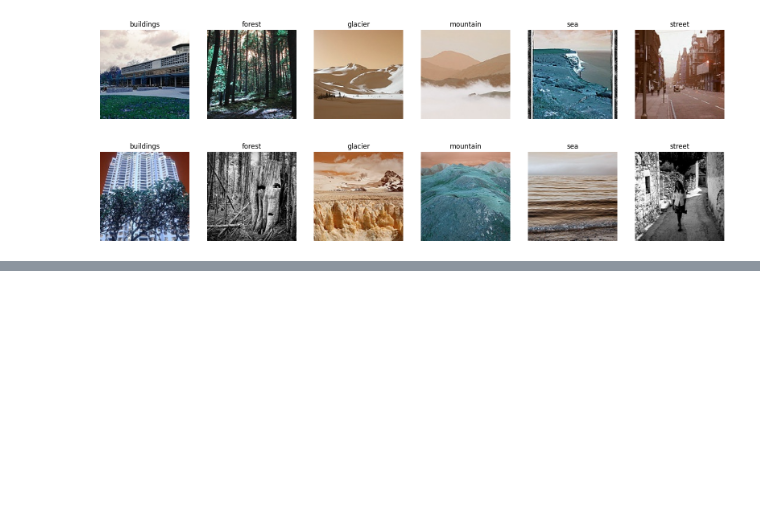
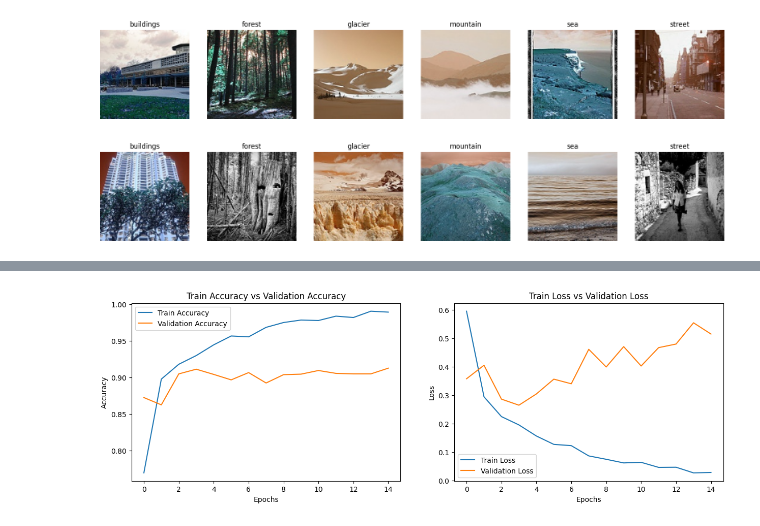
Before and after one commit to dianarrmiranda/TAA_2Project, a Jupyter notebook: vgg16.ipynb, the cells around one changed output, grey strips where cells are left out. Drawn from its saved outputs; the diff is of its cells as text; code cells hidden in the pictures; blank space fills up the shorter version.

```diff
--- a/vgg16.ipynb
+++ b/vgg16.ipynb
@@ -262,7 +290,20 @@ test_generator = test_data.flow_from_directory(
 # %%
-conv_base = VGG16(
-                    weights='/kaggle/input/vgg16/tensorflow2/vgg16/1/vgg16_weights_tf_dim_ordering_tf_kernels_notop.h5',
-                    include_top = False,
-                    input_shape = (150,150,3)
-                 )
+vgg2 = VGG16(input_shape = (150,150,3), weights='/kaggle/input/vgg16/tensorflow2/vgg16/1/vgg16_weights_tf_dim_ordering_tf_kernels_notop.h5', include_top=False)
+# %%
+x = vgg2.output
+x = GlobalAveragePooling2D()(x)
+x = Dense(1024, activation='relu')(x)
+
+prediction = Dense(numberOfClass, activation='softmax')(x)
+
+model2 = Model(inputs=vgg2.input, outputs=prediction)
+
+set_trainable = False
+for layer in vgg2.layers:
+    if layer.name=='block5_conv1':
+        set_trainable = True
+    if set_trainable == True:
+        layer.trainable = True
+    else:
+        layer.trainable = False
 # %%
@@ -277,2 +333,3 @@ model.add(layers.Dense(6, activation='softmax'))
 # %%
-model.compile(loss='categorical_crossentropy', optimizer='adam', metrics=['accuracy'])
+model2.compile(loss='categorical_crossentropy', optimizer='adam', metrics=['accuracy'])
+history2 = model2.fit(X_train, y_train, epochs=15, batch_size=128, validation_data=(X_val, y_val))
@@ -280,0 +361,4 @@ history = model.fit(train_generator, epochs=2, validation_data=validation_genera
+# %%
+plot_accuracy_loss(history2)
+# %% [output]
+[figure, added]
```
Also changed, not shown: parts of 34 cells of this notebook.
